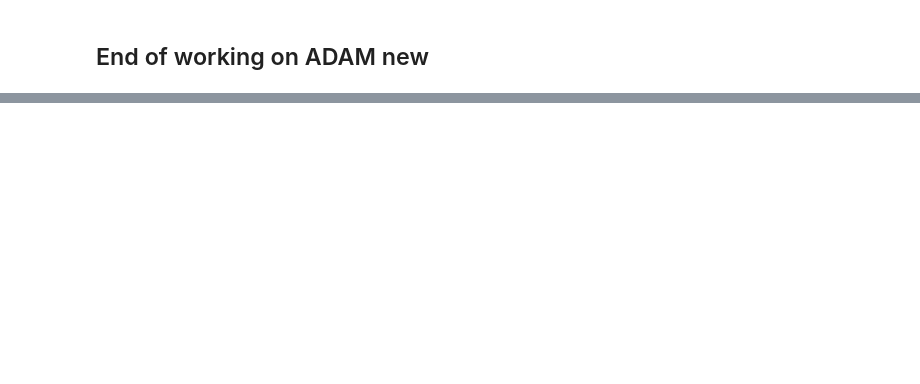
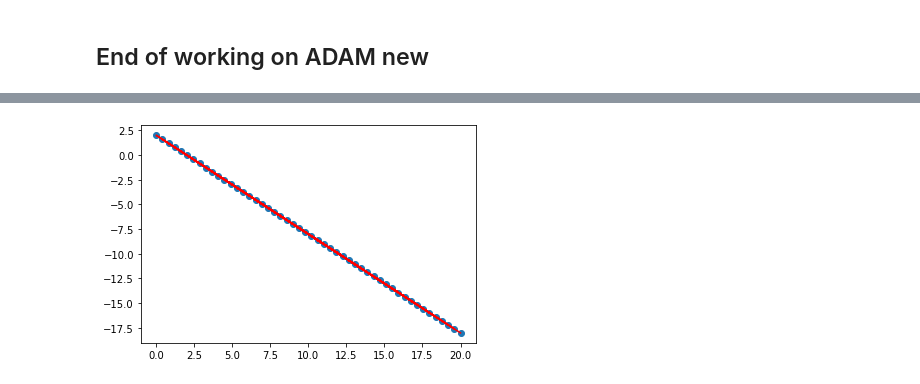
Before and after one commit to mahmoud-shabban/Numerical-optimization, a Jupyter notebook: exam.ipynb, the cells around one changed output, grey strips where cells are left out. Saved outputs shown, nothing was run; the diff lists cells and outputs as text; code cells hidden in the pictures; blank space fills up the shorter version.

```diff
--- a/exam.ipynb
+++ b/exam.ipynb
@@ -596,3 +679,9 @@ y1 = -1* x1 + 2
+# %%
+fig, ax  = plt.subplots()
+ax.scatter(x1,y1)
+ax.plot(x1,y_pred, color = 'r');
+# %% [output]
+[figure, added]
 # %%
 ############## single variable minibatch Gradient ########################
 def miniBatchGradient(x,y,alpha, epochs = 1000, batch_size = 5):
```
Also changed, not shown: parts of 13 cells of this notebook.
